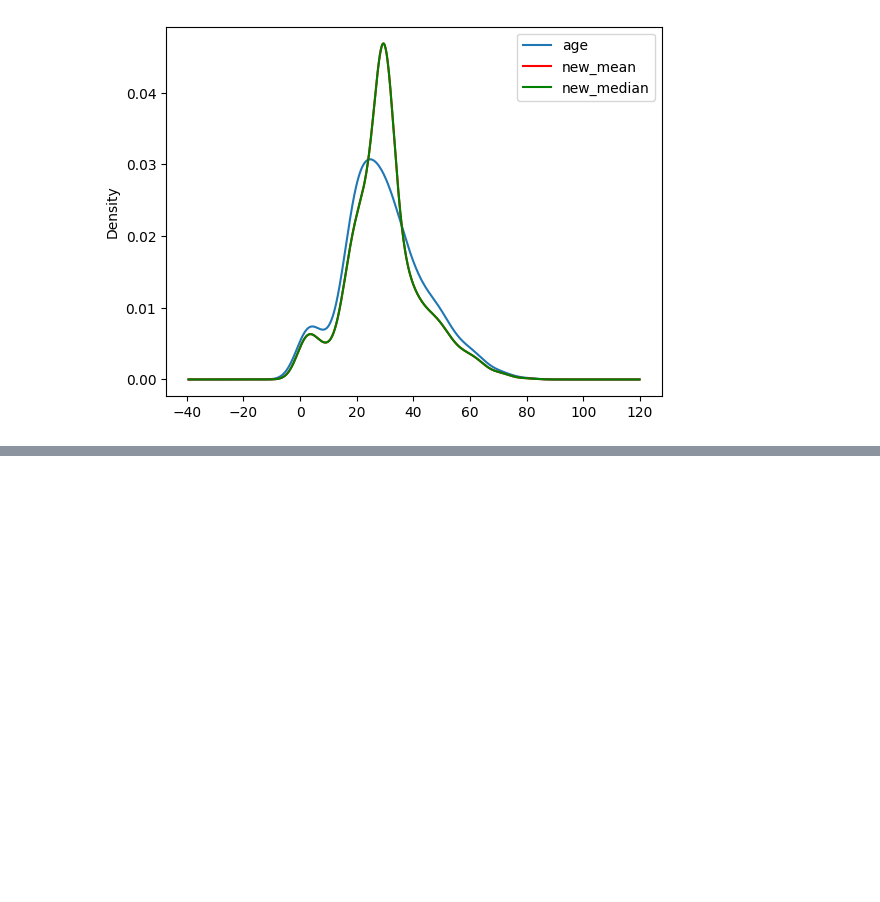
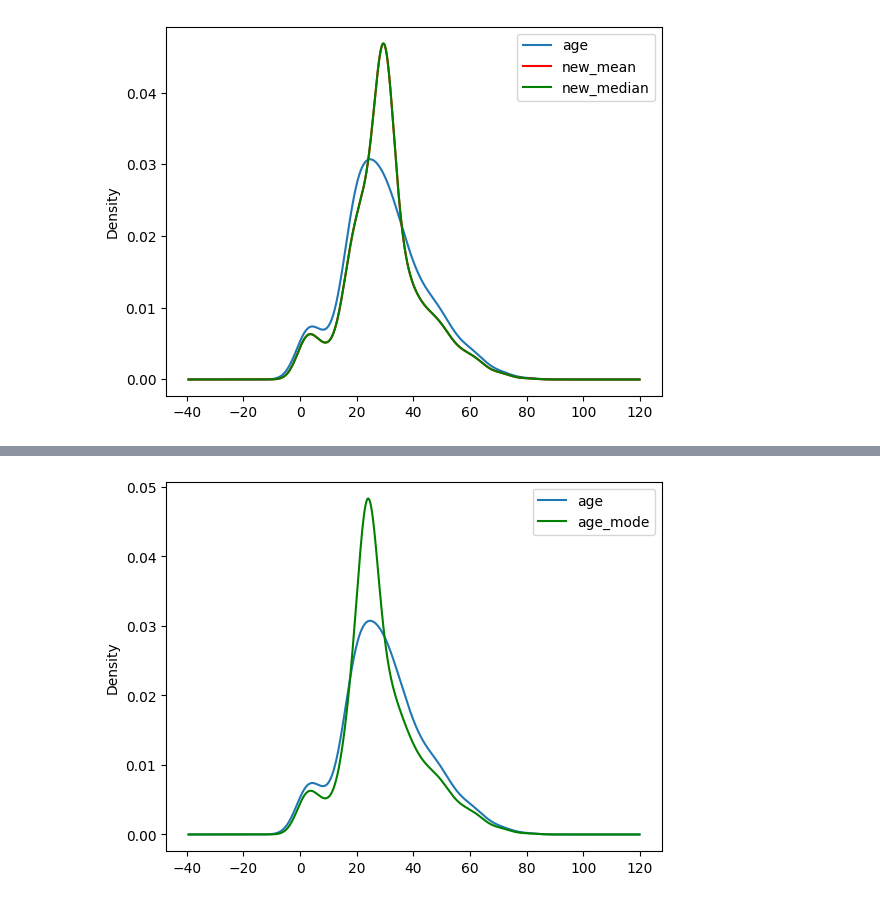
Before and after one commit to Yashshakya1/Data_Science_macbook, a Jupyter notebook: chocing programe/feature engin.ipynb, the cells around one changed output, grey strips where cells are left out. Saved outputs shown, nothing was run; the diff lists cells and outputs as text; code cells hidden in the pictures; blank space fills up the shorter version.

```diff
--- a/chocing programe/feature engin.ipynb
+++ b/chocing programe/feature engin.ipynb
@@ -235,0 +243,3 @@ dt[["age","new_mean","new_median"]].boxplot()
+# %%
+da = dt[['age','fare']]
+da
@@ -235,0 +260,4 @@ dt[["age","new_mean","new_median"]].boxplot()
+# %%
+da_agemode = da['age'].mode()[0]
+da['age_mode'] = da['age'].fillna(da_agemode)
+da.sample(5) # pick random value
@@ -235,0 +276,12 @@ dt[["age","new_mean","new_median"]].boxplot()
+# %%
+fig = plt.figure()
+a = fig.add_subplot(111)
+dt['age'].plot(kind = 'kde', ax = a)
+
+# dt['new_mean'].plot(kind = 'kde',ax = a, color = 'red')
+
+da['age_mode'].plot(kind = 'kde',ax = a, color = 'green')
+plt.legend()
+plt.show()
+# %% [output]
+[figure, added]
```
Also changed, not shown: parts of 10 cells of this notebook, 7 other files.
